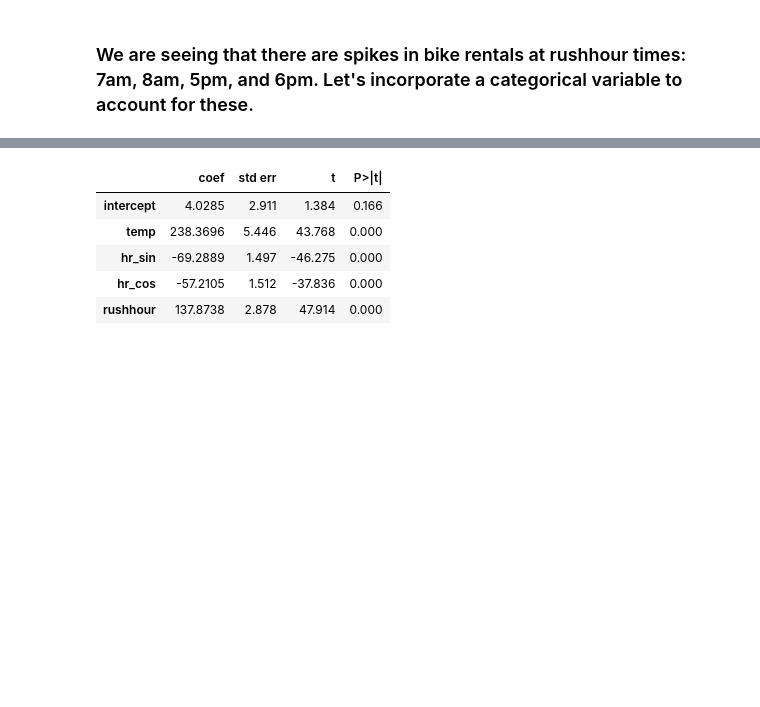
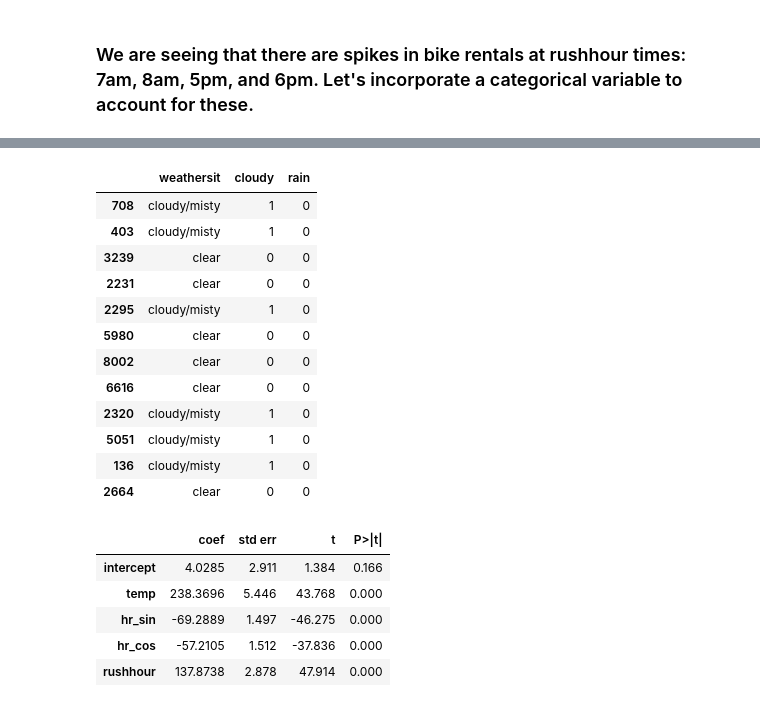
Before and after one commit to benjiezastavker-star/code_2600, a Jupyter notebook: mod05_nonlinear.ipynb, the cells around one changed output, grey strips where cells are left out. Cells and saved outputs as stored; diff of their text form; code cells hidden in the pictures; blank space fills up the shorter version.

```diff
--- a/mod05_nonlinear.ipynb
+++ b/mod05_nonlinear.ipynb
@@ -298,3 +331,31 @@ Train[['hr', "rushhour"]].head(12)
+# %%
+# Data preprocessing
+Train["cloudy"] = np.where(Train["weathersit"] == 'cloudy/misty', 1, 0)
+Test["cloudy"] = np.where(Test["weathersit"] == 'cloudy/misty', 1, 0)
+X_train["cloudy"] = np.where(X_train["weathersit"] == 'cloudy/misty', 1, 0)
+X_test["cloudy"] = np.where(X_test["weathersit"] == 'cloudy/misty', 1, 0)
+
+Train["rain"] = np.where(Train["weathersit"].isin(['light rain/snow', 'heavy rain/snow']), 1, 0)
+Test["rain"] = np.where(Test["weathersit"].isin(['light rain/snow', 'heavy rain/snow']), 1, 0)
+X_train["rain"] = np.where(X_train["weathersit"].isin(['light rain/snow', 'heavy rain/snow']), 1, 0)
+X_test["rain"] = np.where(X_test["weathersit"].isin(['light rain/snow', 'heavy rain/snow']), 1, 0)
+
+# spot-check this
+Train[['weathersit', 'cloudy', 'rain']].head(12)
+# %% [output]
+|  | weathersit | cloudy | rain |
+| 708 | cloudy/misty | 1 | 0 |
+| 403 | cloudy/misty | 1 | 0 |
+| 3239 | clear | 0 | 0 |
+| 2231 | clear | 0 | 0 |
+| 2295 | cloudy/misty | 1 | 0 |
+| 5980 | clear | 0 | 0 |
+| 8002 | clear | 0 | 0 |
+| 6616 | clear | 0 | 0 |
+| 2320 | cloudy/misty | 1 | 0 |
+| 5051 | cloudy/misty | 1 | 0 |
+| 136 | cloudy/misty | 1 | 0 |
+| 2664 | clear | 0 | 0 |
 # %%
 model_5 = sm.OLS(y_train, X_train[['intercept','temp','hr_sin', 'hr_cos', 'rushhour']])
 results_5 = model_5.fit()
```
Also changed, not shown: parts of 5 cells of this notebook.
